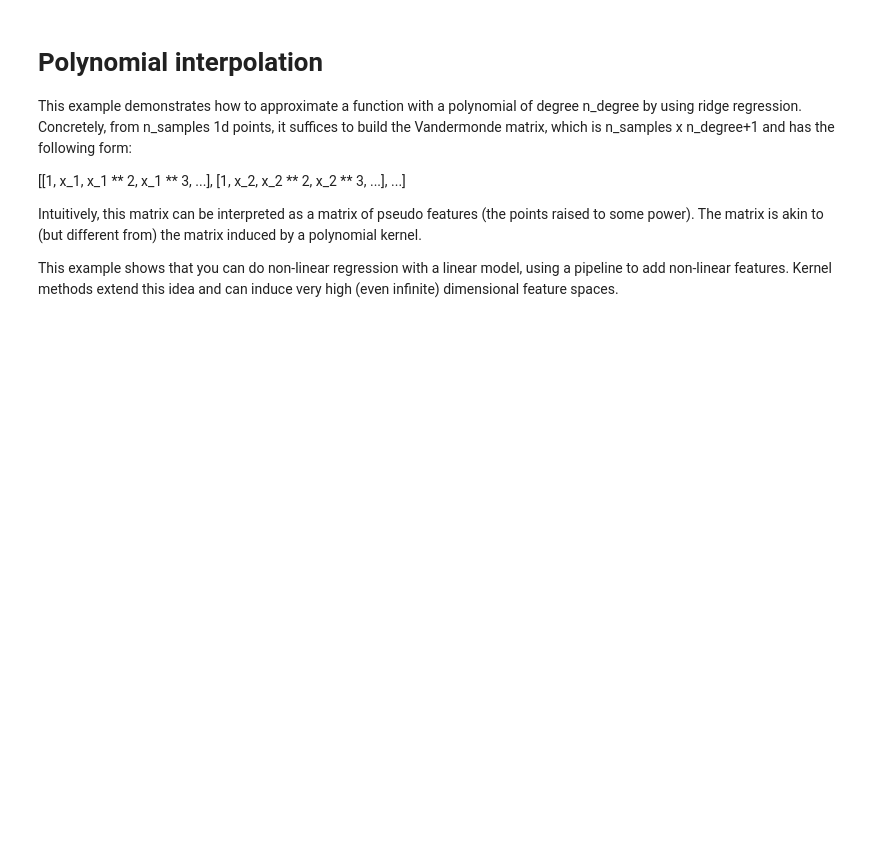
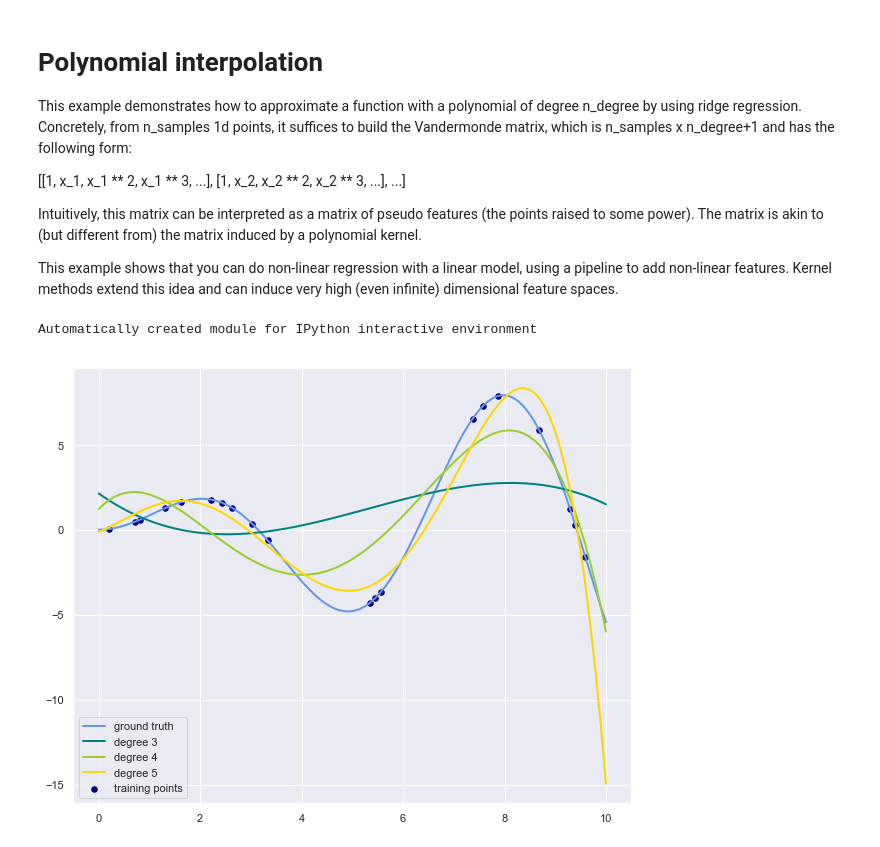
Before and after one commit to mindis/sklearn-examples, a Jupyter notebook: linear_model/plot_polynomial_interpolation.ipynb, the cells around one changed output. Drawn from its saved outputs; the diff is of its cells as text; code cells hidden in the pictures; blank space fills up the shorter version.

```diff
--- a/linear_model/plot_polynomial_interpolation.ipynb
+++ b/linear_model/plot_polynomial_interpolation.ipynb
@@ -1,5 +1,7 @@
 # %%
 %matplotlib inline
+import seaborn as sns
+sns.set()
 # %% [markdown]
 
 # Polynomial interpolation
@@ -35,6 +37,7 @@ from sklearn.linear_model import Ridge
 from sklearn.preprocessing import PolynomialFeatures
 from sklearn.pipeline import make_pipeline
 
+plt.figure(figsize=(10, 8))
 
 def f(x):
     """ function to approximate by polynomial interpolation"""
@@ -44,30 +47,33 @@ def f(x):
 # generate points used to plot
 x_plot = np.linspace(0, 10, 100)
 
 # generate points and keep a subset of them
 x = np.linspace(0, 10, 100)
 rng = np.random.RandomState(0)
 rng.shuffle(x)
 x = np.sort(x[:20])
 y = f(x)
 
 # create matrix versions of these arrays
 X = x[:, np.newaxis]
 X_plot = x_plot[:, np.newaxis]
 
 colors = ['teal', 'yellowgreen', 'gold']
 lw = 2
 plt.plot(x_plot, f(x_plot), color='cornflowerblue', linewidth=lw,
          label="ground truth")
 plt.scatter(x, y, color='navy', s=30, marker='o', label="training points")
 
 for count, degree in enumerate([3, 4, 5]):
     model = make_pipeline(PolynomialFeatures(degree), Ridge())
     model.fit(X, y)
     y_plot = model.predict(X_plot)
     plt.plot(x_plot, y_plot, color=colors[count], linewidth=lw,
              label="degree %d" % degree)
 
 plt.legend(loc='lower left')
 
 plt.show()
+# %% [output]
+Automatically created module for IPython interactive environment
+[figure, added]
```
Also changed, not shown: 5 other files.
